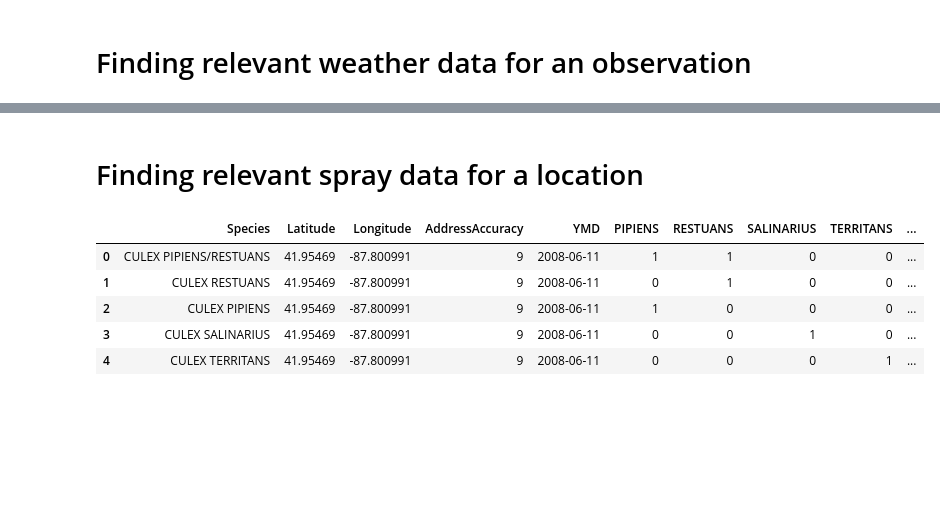
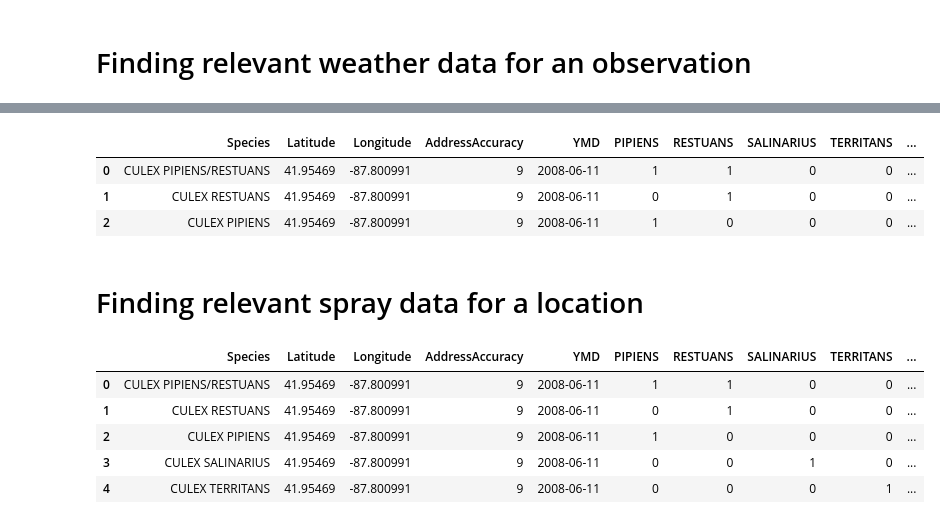
Before and after one commit to joshsparks/DSI-Kaggle, a Jupyter notebook: code/Create DFs for models.ipynb, the cells around one changed output, grey strips where cells are left out. Saved outputs shown, nothing was run; the diff lists cells and outputs as text; code cells hidden in the pictures; blank space fills up the shorter version.

```diff
--- a/code/Create DFs for models.ipynb
+++ b/code/Create DFs for models.ipynb
@@ -266,6 +265,13 @@ train_weather_df.head(3)
 # Repeat for test file
 station_calculator(test, "Latitude", "Longitude")
 test_weather_df = pd.merge(test, weather, how='left', on=['YMD', 'Station'])
+# %%
+test_weather_df.head(3)
+# %% [output]
+|  | Species | Latitude | Longitude | AddressAccuracy | YMD | PIPIENS | RESTUANS | SALINARIUS | TERRITANS | ... |
+| 0 | CULEX PIPIENS/RESTUANS | 41.95469 | -87.800991 | 9 | 2008-06-11 | 1 | 1 | 0 | 0 | ... |
+| 1 | CULEX RESTUANS | 41.95469 | -87.800991 | 9 | 2008-06-11 | 0 | 1 | 0 | 0 | ... |
+| 2 | CULEX PIPIENS | 41.95469 | -87.800991 | 9 | 2008-06-11 | 1 | 0 | 0 | 0 | ... |
 # %% [markdown]
 # Finding relevant spray data for a location
 # %%
```
Also changed, not shown: parts of 3 cells of this notebook, 4 other files.
